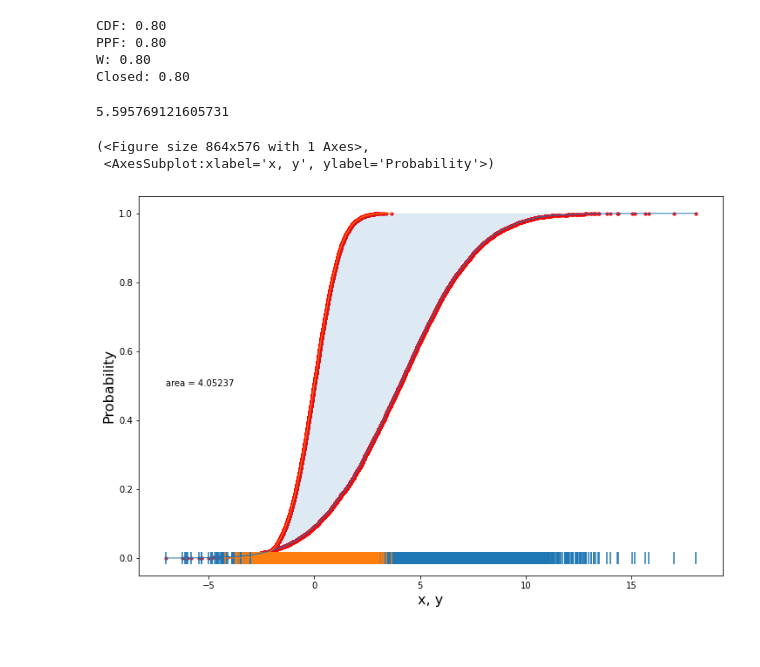
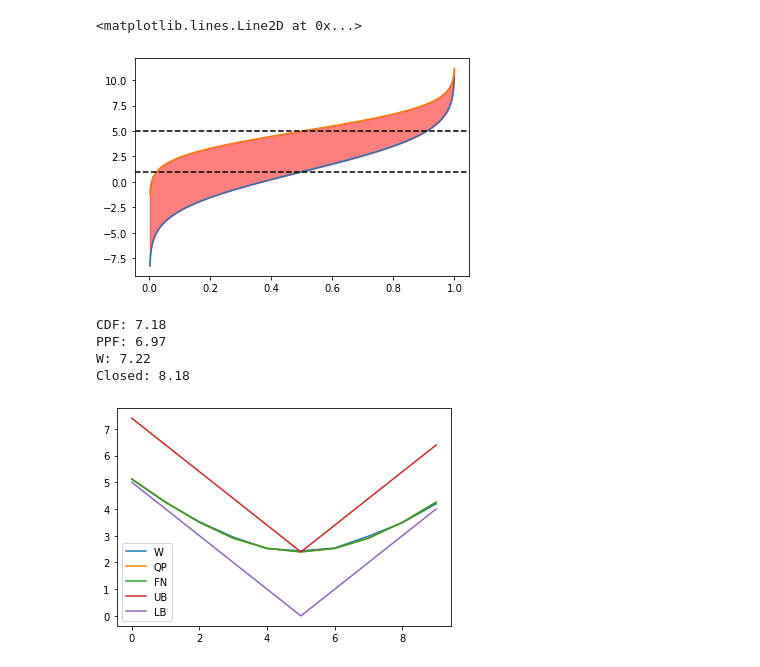
Before and after one commit to saurabac/stochastic-area-metric, a Jupyter notebook: testing.ipynb, the cells around one changed output. Saved outputs shown, nothing was run; the diff lists cells and outputs as text; code cells hidden in the pictures; blank space fills up the shorter version.

```diff
--- a/testing.ipynb
+++ b/testing.ipynb
@@ -135,8 +261,24 @@ array([11.69050628, 11.7630853 , 11.88394838, 12.05275327, 12.2687371 ,
+# %%
+x = np.linspace(0,1,1000)
+μ_1 = 1
+μ_2 = 5
+σ_1 = 3
+σ_2 = 2
+y1 = norm.ppf(x, loc = μ_1, scale = σ_1)
+y2 = norm.ppf(x, loc = μ_2, scale = σ_2)
+plt.plot(x,y1)
+plt.plot(x,y2)
+plt.fill_between(x, y1, y2, alpha = 0.5, color = 'r')
+plt.axhline(μ_1, color = 'k', ls = '--')
+plt.axhline(μ_2, color = 'k', ls = '--')
+# %% [output]
+<matplotlib.lines.Line2D at 0x...>
+[figure, added]
 # %%
 from scipy import integrate
-μ_x = 0
-μ_y = 0
-σ_x = 2
+μ_x = 2
+μ_y = 1
+σ_x = 10
 σ_y = 1
 
 norm_cdf = lambda x,mu,sig: norm.cdf(x, loc = mu , scale = sig)
@@ -159,17 +301,28 @@ print("W: %.2f" %(E_W/R))
 C_W = np.abs(μ_x - μ_y) + np.abs(σ_x- σ_y)*np.sqrt(2/np.pi)
 print("Closed: %.2f" % C_W)
 # %% [output]
-CDF: 0.80
-PPF: 0.80
-W: 0.80
-Closed: 0.80
+CDF: 7.18
+PPF: 6.97
+W: 7.22
+Closed: 8.18
-# %%
-np.abs(μ_x - μ_y) + (σ_x- σ_y)*np.sqrt(2/np.pi)
-# %% [output]
-5.595769121605731
-# %%
-am.plot_area(np.random.normal(μ_x,σ_x,N),np.random.normal(μ_y,σ_y,N))
-# %% [output]
-(<Figure size 864x576 with 1 Axes>,
- <AxesSubplot:xlabel='x, y', ylabel='Probability'>)
-[figure, removed]
+# %%
+N = 10000
+μ_1_range = np.arange(0,10,1)
+μ_2 = 5
+σ_1 = 2
+σ_2 = 5
+W = [wasserstein_distance(np.random.normal(μ_1,σ_1,N),np.random.normal(μ_2,σ_2,N)) for μ_1 in μ_1_range]
+QP = [integrate.quad(norm_ppf, 0, 1, args=(np.abs(μ_1 - μ_2),np.abs(σ_1 - σ_2)))[0] for μ_1 in μ_1_range]
+FN = [np.abs(σ_1 - σ_2)*np.sqrt(2/np.pi)*np.exp(-np.abs(μ_1 - μ_2)**2/(2*np.abs(σ_1 - σ_2)**2)) +\
+       np.abs(μ_1 - μ_2)*(1-2*norm.cdf(-np.abs(μ_1 - μ_2)/np.abs(σ_1 - σ_2))) for μ_1 in μ_1_range]
+UB = [np.abs(μ_1 - μ_2)+np.abs(σ_1 - σ_2)*np.sqrt(2/np.pi) for μ_1 in μ_1_range]
+LB = [np.abs(μ_1 - μ_2) for μ_1 in μ_1_range]
+
+plt.plot(W, label = 'W')
+plt.plot(QP, label = 'QP')
+plt.plot(FN, label = 'FN')
+plt.plot(UB, label = 'UB')
+plt.plot(LB, label = 'LB')
+plt.legend();
+# %% [output]
+[figure, added]
```
Also changed, not shown: parts of 18 cells of this notebook, 1 other file.
